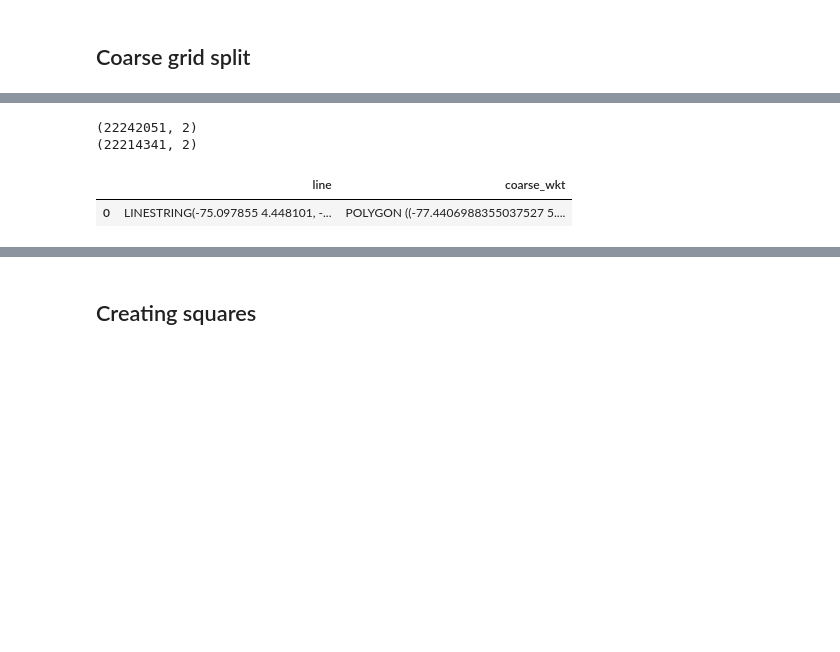
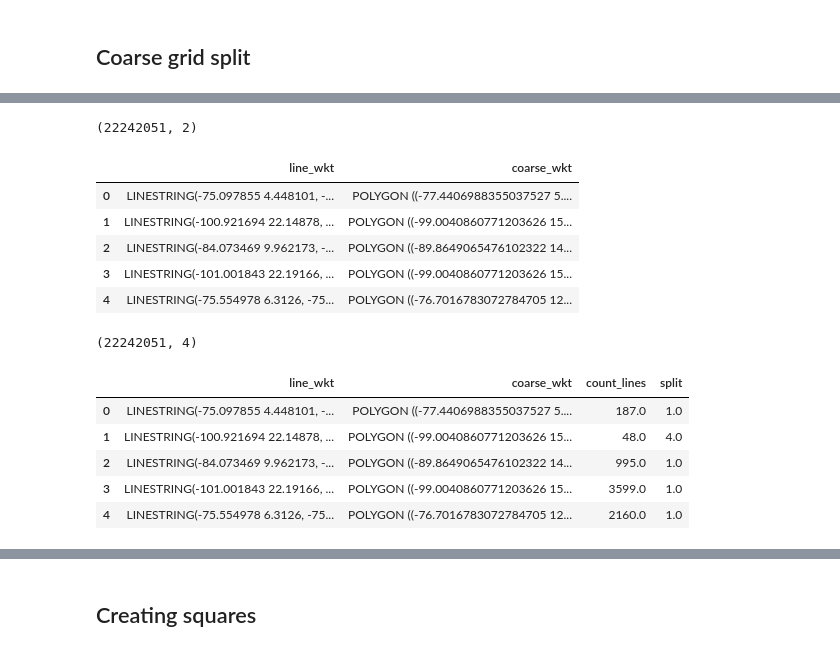
Before and after one commit to EL-BID/IDB-IDB-Invest-Coronavirus-Impact-Dashboard, a Jupyter notebook: notebooks/katana_bounds.ipynb, the cells around one changed output, grey strips where cells are left out. Drawn from its saved outputs; the diff is of its cells as text; code cells hidden in the pictures; blank space fills up the shorter version.

```diff
--- a/notebooks/katana_bounds.ipynb
+++ b/notebooks/katana_bounds.ipynb
@@ -224,9 +246,13 @@ for path_file in csv_files:
 # %%
 print(df_coarse.shape)
-#print(df_coarse.drop_duplicates().shape)
-df_coarse.head(1)
+print(df_coarse.coarse_wkt.nunique())
+print(df_coarse.line.nunique())
+df_coarse.head()
 # %% [output]
 (22242051, 2)
-(22214341, 2)
-|  | line | coarse_wkt |
+|  | line_wkt | coarse_wkt |
 | 0 | LINESTRING(-75.097855 4.448101, -... | POLYGON ((-77.4406988355037527 5.... |
+| 1 | LINESTRING(-100.921694 22.14878, ... | POLYGON ((-99.0040860771203626 15... |
+| 2 | LINESTRING(-84.073469 9.962173, -... | POLYGON ((-89.8649065476102322 14... |
+| 3 | LINESTRING(-101.001843 22.19166, ... | POLYGON ((-99.0040860771203626 15... |
+| 4 | LINESTRING(-75.554978 6.3126, -75... | POLYGON ((-76.7016783072784705 12... |
@@ -235,3 +259,16 @@ df_coarse.to_csv('/home/soniame/shared/spd-sdv-omitnik-waze/corona/geo_partition
+# %%
+# Union de coarse y merge con count of jams
+df_merge = df_coarse.merge(df_lines, how = 'left', on = 'line_wkt')
+print(df_merge.shape)
+df_merge.head()
+# %% [output]
+(22242051, 4)
+|  | line_wkt | coarse_wkt | count_lines | split |
+| 0 | LINESTRING(-75.097855 4.448101, -... | POLYGON ((-77.4406988355037527 5.... | 187.0 | 1.0 |
+| 1 | LINESTRING(-100.921694 22.14878, ... | POLYGON ((-99.0040860771203626 15... | 48.0 | 4.0 |
+| 2 | LINESTRING(-84.073469 9.962173, -... | POLYGON ((-89.8649065476102322 14... | 995.0 | 1.0 |
+| 3 | LINESTRING(-101.001843 22.19166, ... | POLYGON ((-99.0040860771203626 15... | 3599.0 | 1.0 |
+| 4 | LINESTRING(-75.554978 6.3126, -75... | POLYGON ((-76.7016783072784705 12... | 2160.0 | 1.0 |
 # %%
 from siuba import group_by, ungroup, arrange, summarize, _
 # %%
```
Also changed, not shown: parts of 43 cells of this notebook, 1 other file.
